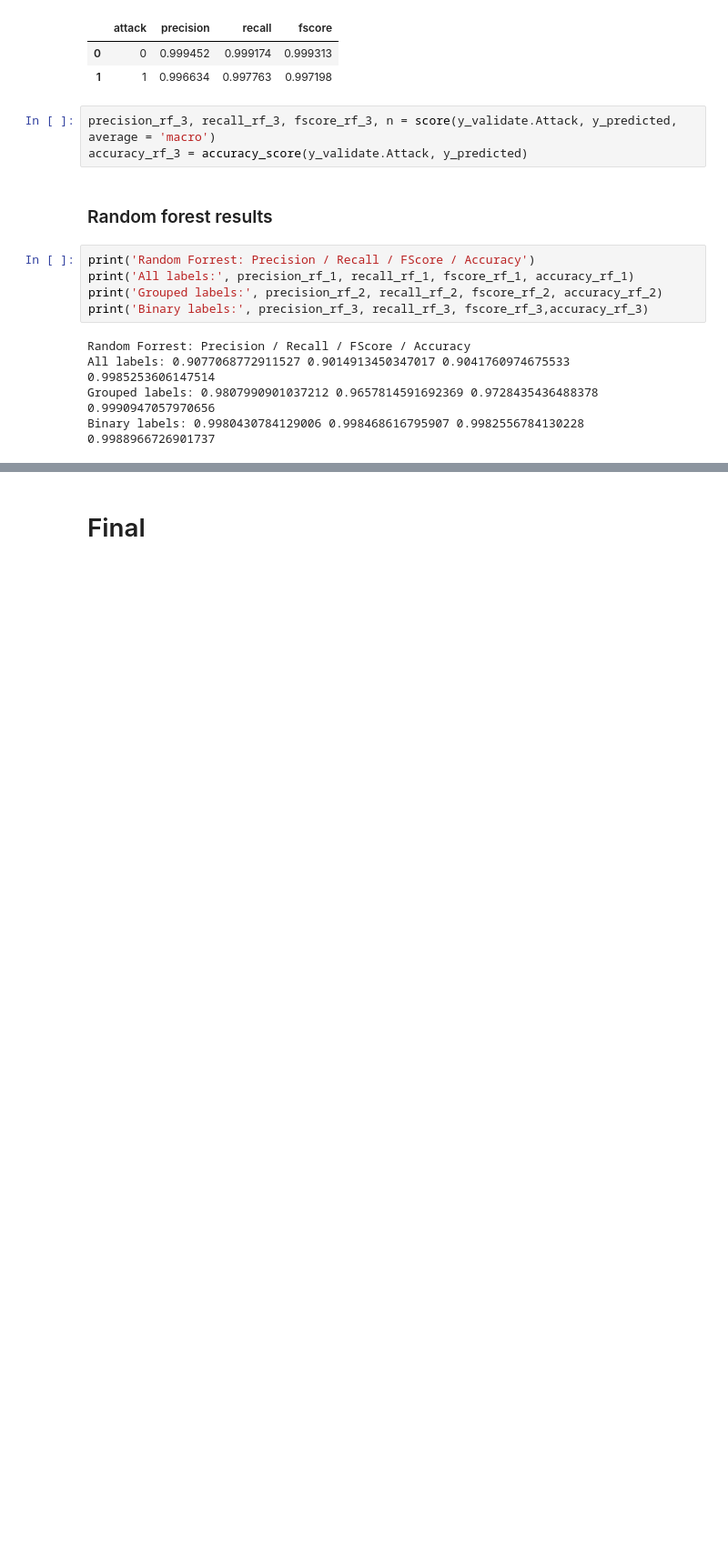
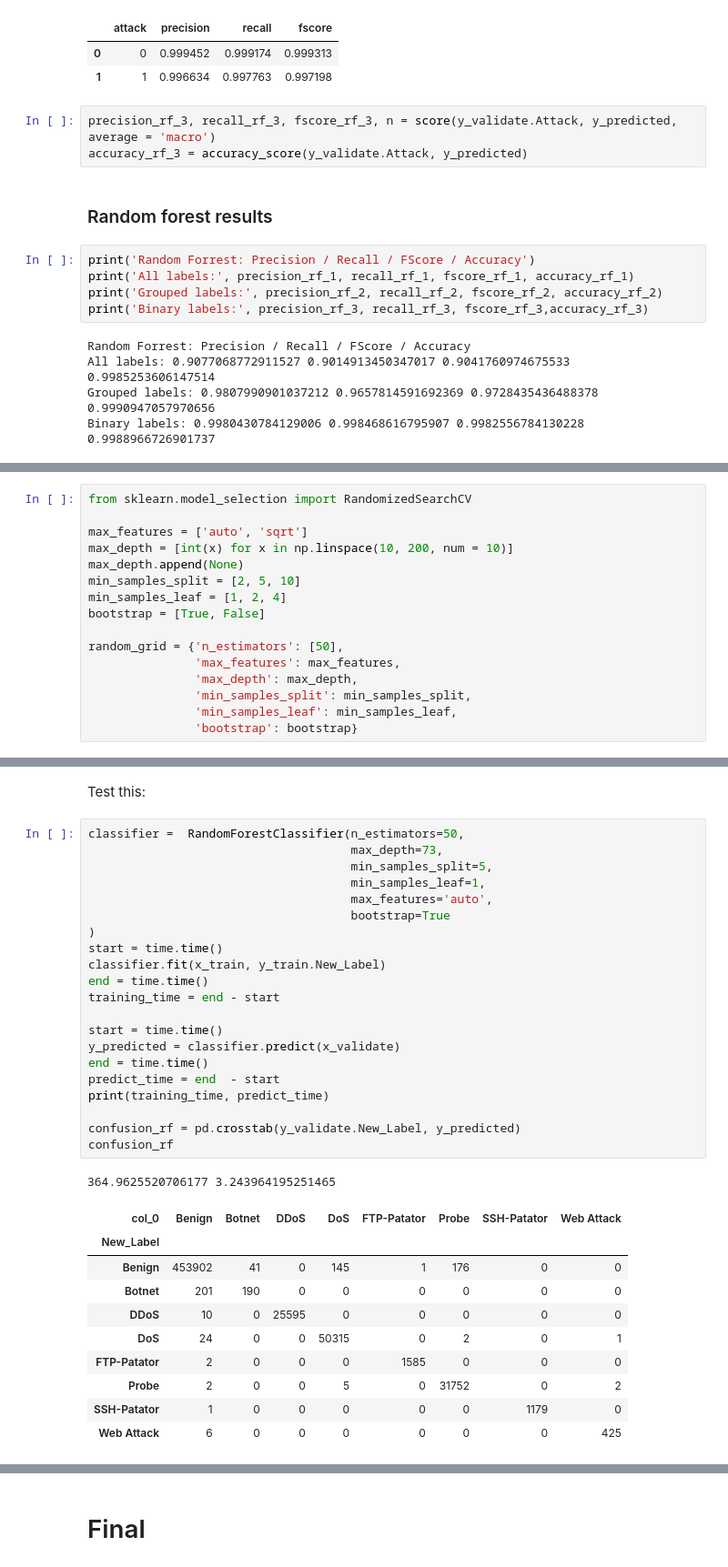
Before and after one commit to kyralmozley/ids, a Jupyter notebook: main.ipynb, the cells around one changed output, grey strips where cells are left out. Shown at 91% size. Cells and saved outputs as stored; diff of their text form; blank space fills up the shorter version.

```diff
--- a/main.ipynb
+++ b/main.ipynb
@@ -1453,0 +1508,16 @@ Binary labels: 0.9980430784129006 0.998468616795907 0.9982556784130228 0.9988966
+# %%
+from sklearn.model_selection import RandomizedSearchCV
+
+max_features = ['auto', 'sqrt']
+max_depth = [int(x) for x in np.linspace(10, 200, num = 10)]
+max_depth.append(None)
+min_samples_split = [2, 5, 10]
+min_samples_leaf = [1, 2, 4]
+bootstrap = [True, False]
+
+random_grid = {'n_estimators': [50],
+               'max_features': max_features,
+               'max_depth': max_depth,
+               'min_samples_split': min_samples_split,
+               'min_samples_leaf': min_samples_leaf,
+               'bootstrap': bootstrap}
@@ -1453,0 +1563,35 @@ Binary labels: 0.9980430784129006 0.998468616795907 0.9982556784130228 0.9988966
+# %% [markdown]
+Test this:
+# %%
+classifier =  RandomForestClassifier(n_estimators=50,
+                                     max_depth=73,
+                                     min_samples_split=5,
+                                     min_samples_leaf=1,
+                                     max_features='auto',
+                                     bootstrap=True
+)
+start = time.time()
+classifier.fit(x_train, y_train.New_Label)
+end = time.time()
+training_time = end - start
+
+start = time.time()
+y_predicted = classifier.predict(x_validate)
+end = time.time()
+predict_time = end  - start
+print(training_time, predict_time)
+
+confusion_rf = pd.crosstab(y_validate.New_Label, y_predicted)
+confusion_rf
+# %% [output]
+364.9625520706177 3.243964195251465
+| col_0 | Benign | Botnet | DDoS | DoS | FTP-Patator | Probe | SSH-Patator | Web Attack |
+| New_Label |  |  |  |  |  |  |  |  |
+| Benign | 453902 | 41 | 0 | 145 | 1 | 176 | 0 | 0 |
+| Botnet | 201 | 190 | 0 | 0 | 0 | 0 | 0 | 0 |
+| DDoS | 10 | 0 | 25595 | 0 | 0 | 0 | 0 | 0 |
+| DoS | 24 | 0 | 0 | 50315 | 0 | 2 | 0 | 1 |
+| FTP-Patator | 2 | 0 | 0 | 0 | 1585 | 0 | 0 | 0 |
+| Probe | 2 | 0 | 0 | 5 | 0 | 31752 | 0 | 2 |
+| SSH-Patator | 1 | 0 | 0 | 0 | 0 | 0 | 1179 | 0 |
+| Web Attack | 6 | 0 | 0 | 0 | 0 | 0 | 0 | 425 |
```
Also changed, not shown: parts of 24 cells of this notebook.
